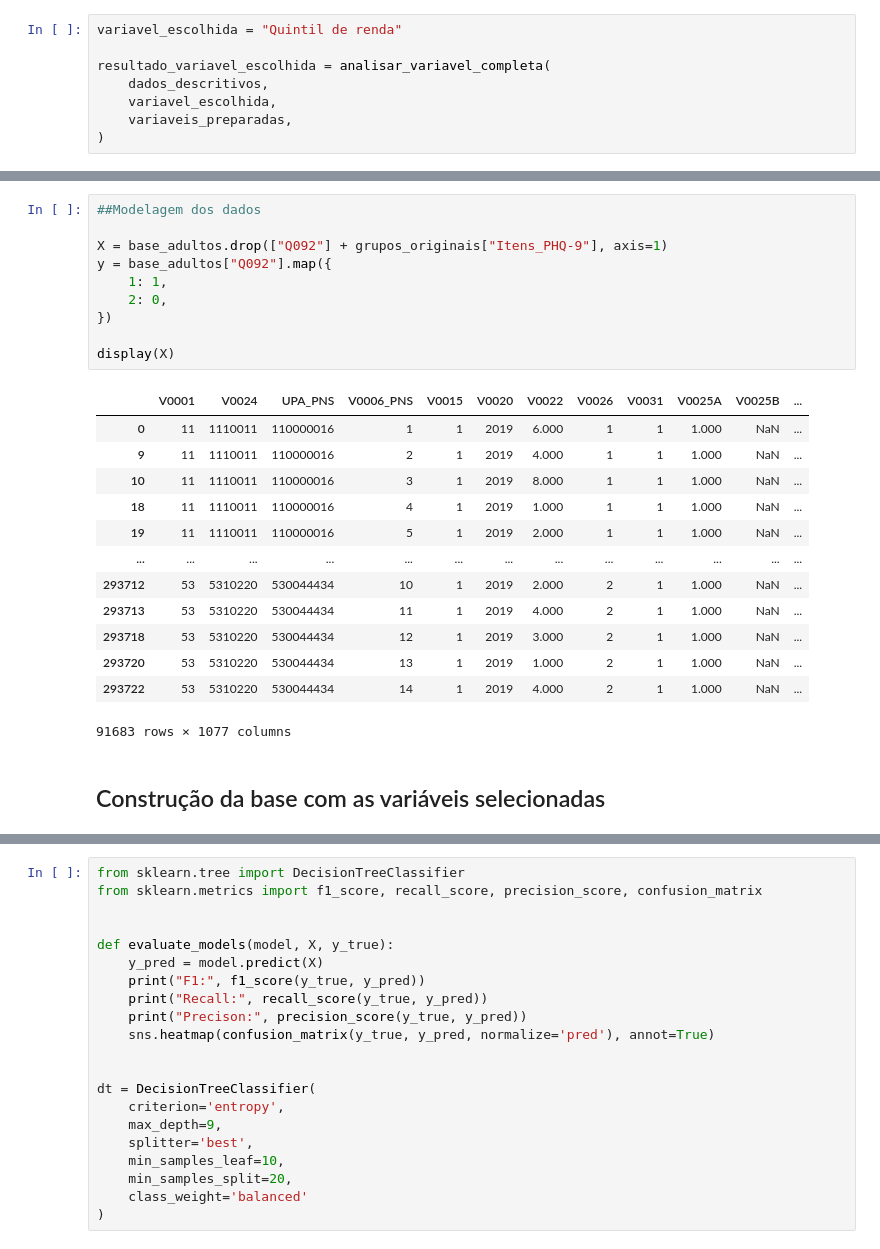
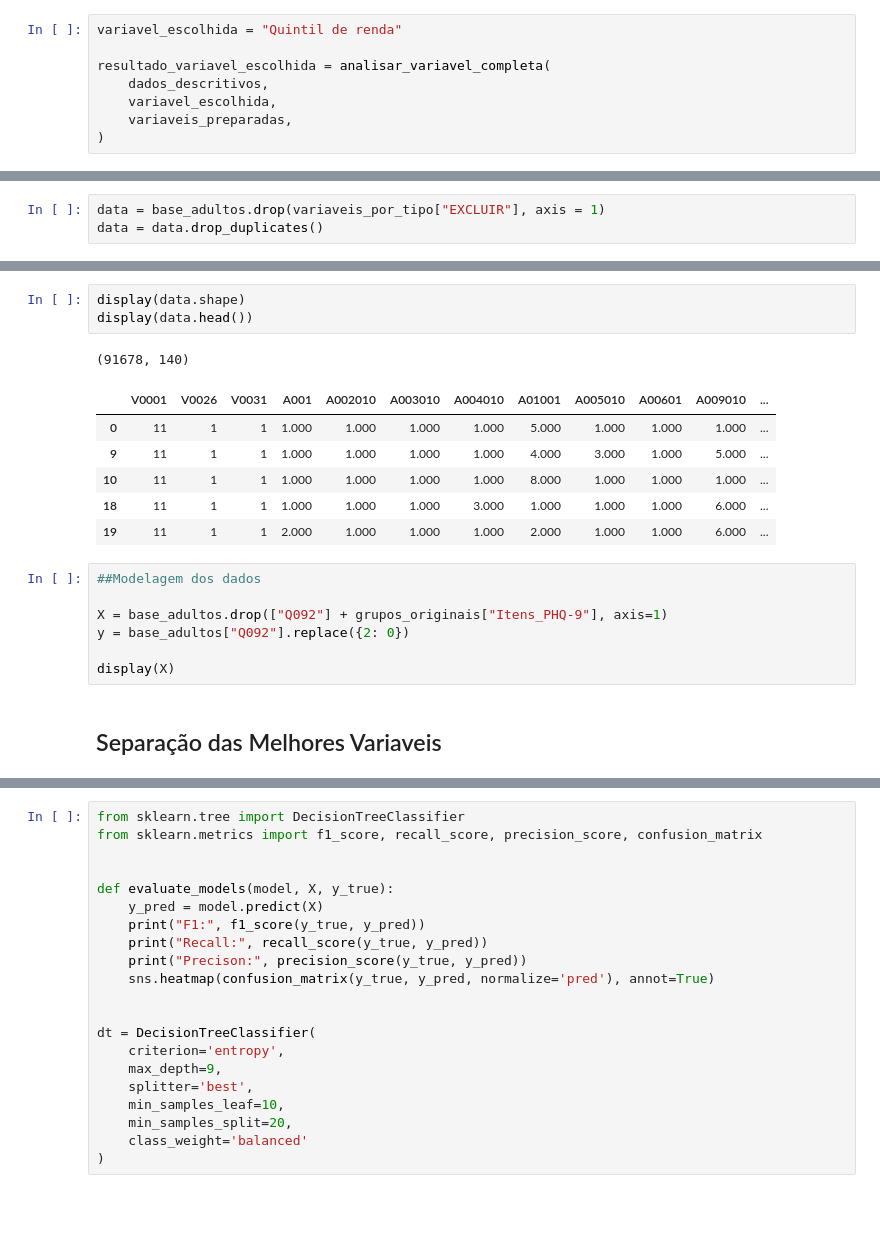
Before and after one commit to toni-cav/Analise_SIICUSP, a Jupyter notebook: exploratorio_depressao_e_sem_depressao.ipynb, the cells around one changed output, grey strips where cells are left out. Saved outputs shown, nothing was run; the diff lists cells and outputs as text; blank space fills up the shorter version.

```diff
--- a/exploratorio_depressao_e_sem_depressao.ipynb
+++ b/exploratorio_depressao_e_sem_depressao.ipynb
@@ -613,0 +756,3 @@ display(respostas_phq9)
+# %%
+data = base_adultos.drop(variaveis_por_tipo["EXCLUIR"], axis = 1)
+data = data.drop_duplicates()
@@ -614,26 +766,20 @@ display(respostas_phq9)
+# %%
+display(data.shape)
+display(data.head())
+# %% [output]
+(91678, 140)
+|  | V0001 | V0026 | V0031 | A001 | A002010 | A003010 | A004010 | A01001 | A005010 | A00601 | A009010 | ... |
+| 0 | 11 | 1 | 1 | 1.000 | 1.000 | 1.000 | 1.000 | 5.000 | 1.000 | 1.000 | 1.000 | ... |
+| 9 | 11 | 1 | 1 | 1.000 | 1.000 | 1.000 | 1.000 | 4.000 | 3.000 | 1.000 | 5.000 | ... |
+| 10 | 11 | 1 | 1 | 1.000 | 1.000 | 1.000 | 1.000 | 8.000 | 1.000 | 1.000 | 1.000 | ... |
+| 18 | 11 | 1 | 1 | 1.000 | 1.000 | 1.000 | 3.000 | 1.000 | 1.000 | 1.000 | 6.000 | ... |
+| 19 | 11 | 1 | 1 | 2.000 | 1.000 | 1.000 | 1.000 | 2.000 | 1.000 | 1.000 | 6.000 | ... |
 # %%
 ##Modelagem dos dados
 
 X = base_adultos.drop(["Q092"] + grupos_originais["Itens_PHQ-9"], axis=1)
-y = base_adultos["Q092"].map({
-    1: 1,
-    2: 0,
-})
+y = base_adultos["Q092"].replace({2: 0})
 
 display(X)
-# %% [output]
-|  | V0001 | V0024 | UPA_PNS | V0006_PNS | V0015 | V0020 | V0022 | V0026 | V0031 | V0025A | V0025B | ... |
-| 0 | 11 | 1110011 | 110000016 | 1 | 1 | 2019 | 6.000 | 1 | 1 | 1.000 | NaN | ... |
-| 9 | 11 | 1110011 | 110000016 | 2 | 1 | 2019 | 4.000 | 1 | 1 | 1.000 | NaN | ... |
-| 10 | 11 | 1110011 | 110000016 | 3 | 1 | 2019 | 8.000 | 1 | 1 | 1.000 | NaN | ... |
-| 18 | 11 | 1110011 | 110000016 | 4 | 1 | 2019 | 1.000 | 1 | 1 | 1.000 | NaN | ... |
-| 19 | 11 | 1110011 | 110000016 | 5 | 1 | 2019 | 2.000 | 1 | 1 | 1.000 | NaN | ... |
-| ... | ... | ... | ... | ... | ... | ... | ... | ... | ... | ... | ... | ... |
-| 293712 | 53 | 5310220 | 530044434 | 10 | 1 | 2019 | 2.000 | 2 | 1 | 1.000 | NaN | ... |
-| 293713 | 53 | 5310220 | 530044434 | 11 | 1 | 2019 | 4.000 | 2 | 1 | 1.000 | NaN | ... |
-| 293718 | 53 | 5310220 | 530044434 | 12 | 1 | 2019 | 3.000 | 2 | 1 | 1.000 | NaN | ... |
-| 293720 | 53 | 5310220 | 530044434 | 13 | 1 | 2019 | 1.000 | 2 | 1 | 1.000 | NaN | ... |
-| 293722 | 53 | 5310220 | 530044434 | 14 | 1 | 2019 | 4.000 | 2 | 1 | 1.000 | NaN | ... |
-91683 rows × 1077 columns
-# %% [markdown]
-## Construção da base com as variáveis selecionadas
+# %% [markdown]
+## Separação das Melhores Variaveis
```
Also changed, not shown: parts of 57 cells of this notebook.
